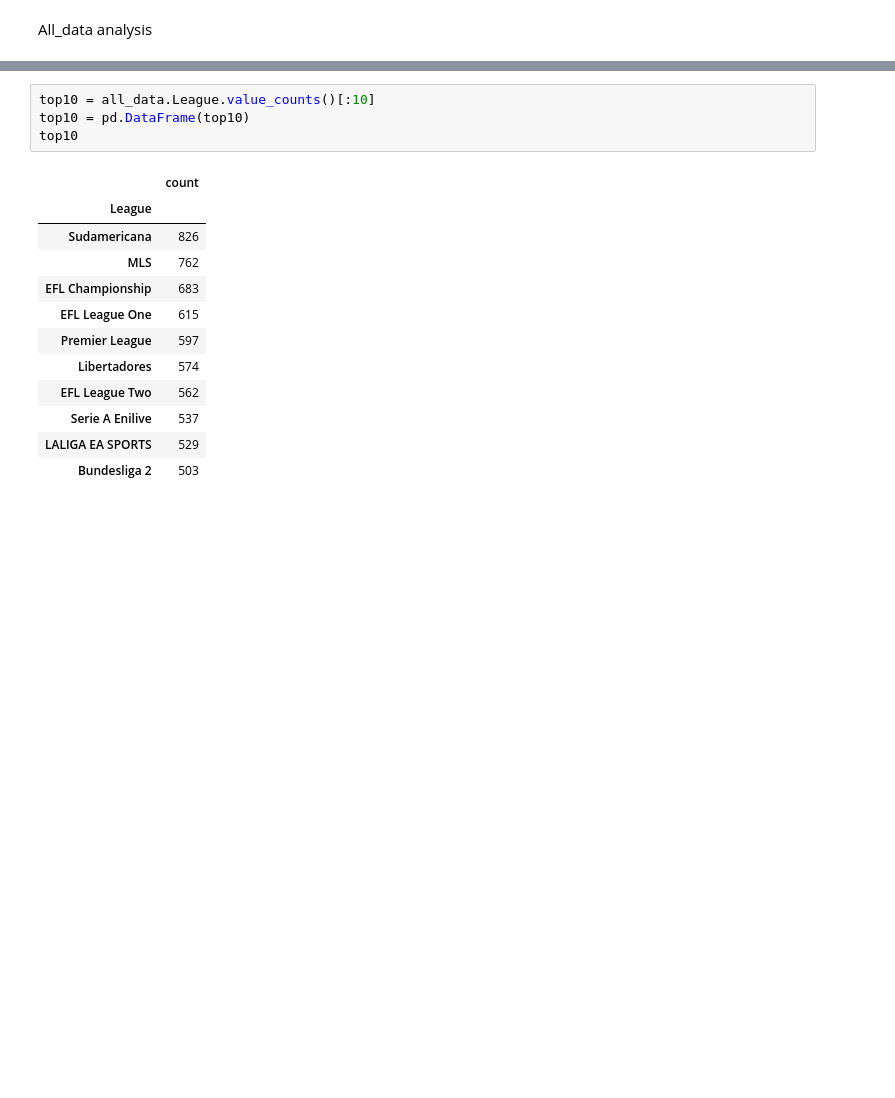
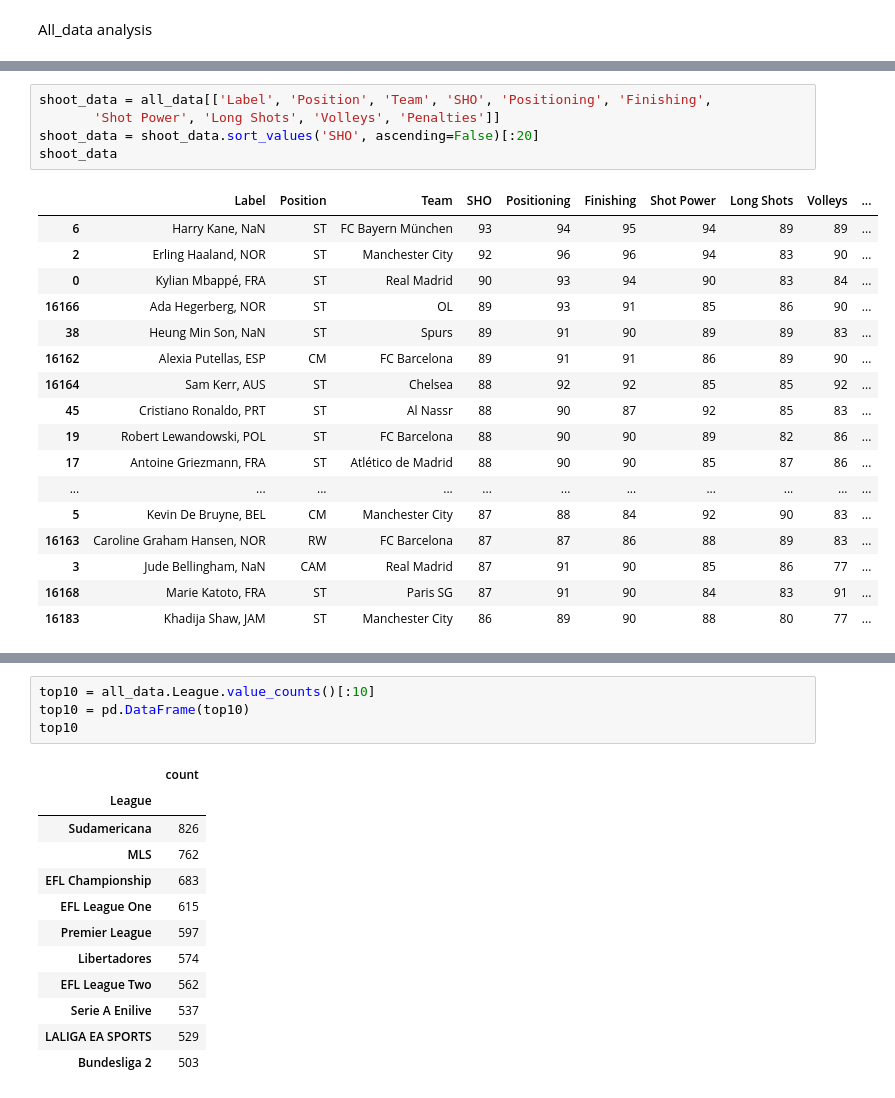
Before and after one commit to Szafranerio/Data-Science-Projects, a Jupyter notebook: FC2025_Player_Analysis.ipynb, the cells around one changed output, grey strips where cells are left out. Drawn from its saved outputs; the diff is of its cells as text; blank space fills up the shorter version.

```diff
--- a/FC2025_Player_Analysis.ipynb
+++ b/FC2025_Player_Analysis.ipynb
@@ -116,0 +385,23 @@ memory usage: 7.6+ MB
+# %%
+shoot_data = all_data[['Label', 'Position', 'Team', 'SHO', 'Positioning', 'Finishing',
+       'Shot Power', 'Long Shots', 'Volleys', 'Penalties']]
+shoot_data = shoot_data.sort_values('SHO', ascending=False)[:20]
+shoot_data
+# %% [output]
+|  | Label | Position | Team | SHO | Positioning | Finishing | Shot Power | Long Shots | Volleys | ... |
+| 6 | Harry Kane, NaN | ST | FC Bayern München | 93 | 94 | 95 | 94 | 89 | 89 | ... |
+| 2 | Erling Haaland, NOR | ST | Manchester City | 92 | 96 | 96 | 94 | 83 | 90 | ... |
+| 0 | Kylian Mbappé, FRA | ST | Real Madrid | 90 | 93 | 94 | 90 | 83 | 84 | ... |
+| 16166 | Ada Hegerberg, NOR | ST | OL | 89 | 93 | 91 | 85 | 86 | 90 | ... |
+| 38 | Heung Min Son, NaN | ST | Spurs | 89 | 91 | 90 | 89 | 89 | 83 | ... |
+| 16162 | Alexia Putellas, ESP | CM | FC Barcelona | 89 | 91 | 91 | 86 | 89 | 90 | ... |
+| 16164 | Sam Kerr, AUS | ST | Chelsea | 88 | 92 | 92 | 85 | 85 | 92 | ... |
+| 45 | Cristiano Ronaldo, PRT | ST | Al Nassr | 88 | 90 | 87 | 92 | 85 | 83 | ... |
+| 19 | Robert Lewandowski, POL | ST | FC Barcelona | 88 | 90 | 90 | 89 | 82 | 86 | ... |
+| 17 | Antoine Griezmann, FRA | ST | Atlético de Madrid | 88 | 90 | 90 | 85 | 87 | 86 | ... |
+| ... | ... | ... | ... | ... | ... | ... | ... | ... | ... | ... |
+| 5 | Kevin De Bruyne, BEL | CM | Manchester City | 87 | 88 | 84 | 92 | 90 | 83 | ... |
+| 16163 | Caroline Graham Hansen, NOR | RW | FC Barcelona | 87 | 87 | 86 | 88 | 89 | 83 | ... |
+| 3 | Jude Bellingham, NaN | CAM | Real Madrid | 87 | 91 | 90 | 85 | 86 | 77 | ... |
+| 16168 | Marie Katoto, FRA | ST | Paris SG | 87 | 91 | 90 | 84 | 83 | 91 | ... |
+| 16183 | Khadija Shaw, JAM | ST | Manchester City | 86 | 89 | 90 | 88 | 80 | 77 | ... |
```
Also changed, not shown: parts of 29 cells of this notebook.
